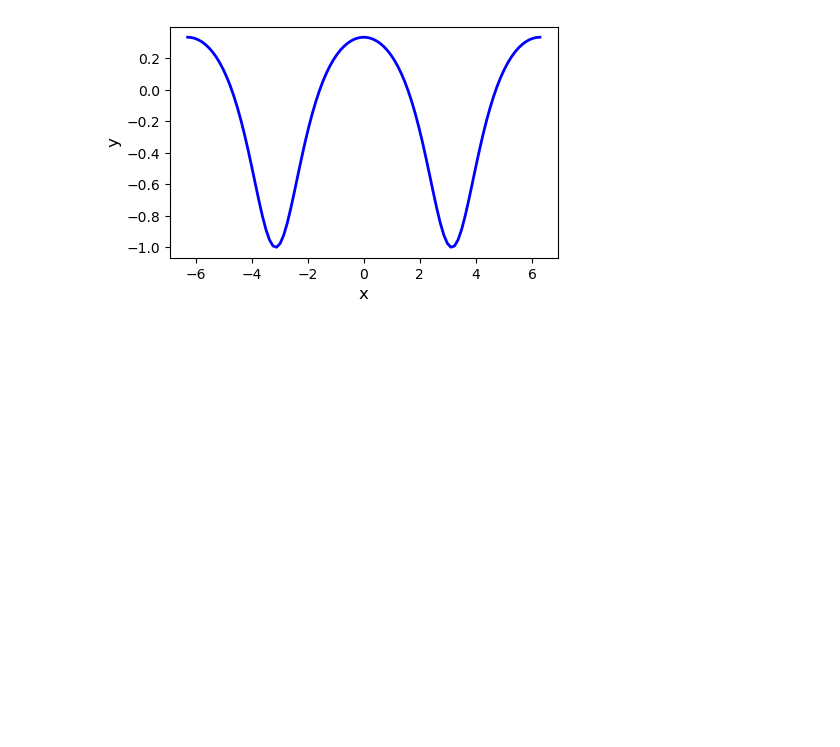
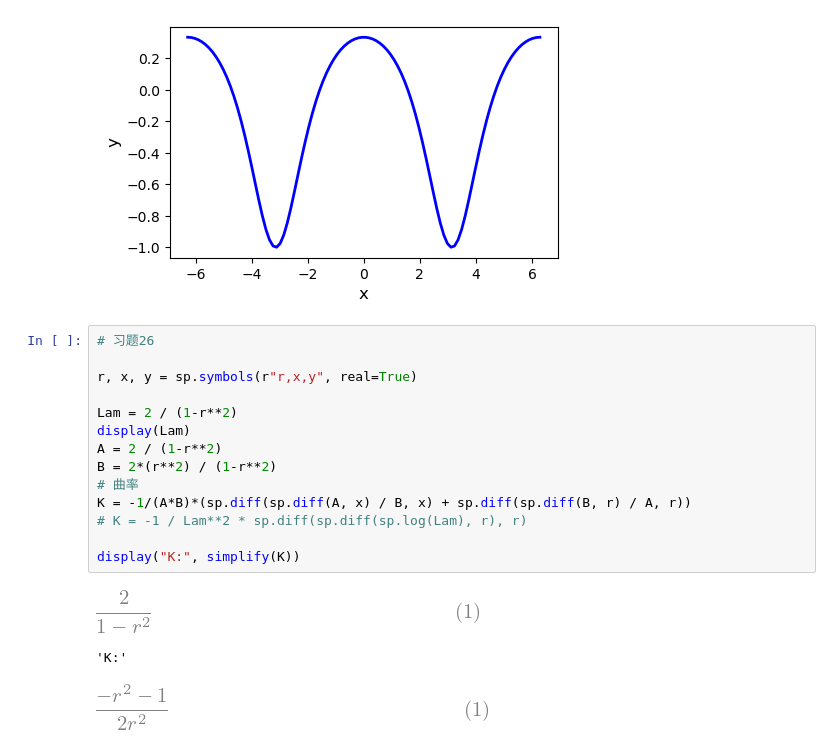
Before and after one commit to intuitionofmind/Visual-Differential-Geometry-and-Forms, a Jupyter notebook: python_notebooks/chap5.ipynb, the cells around one changed output. Drawn from its saved outputs; the diff is of its cells as text; blank space fills up the shorter version.

```diff
--- a/python_notebooks/chap5.ipynb
+++ b/python_notebooks/chap5.ipynb
@@ -195,3 +195,21 @@ plt.ylabel('y', fontsize=12)
 # %% [output]
 Text(0, 0.5, 'y')
 [figure]
+# %%
+# 习题26
+
+r, x, y = sp.symbols(r"r,x,y", real=True)
+
+Lam = 2 / (1-r**2)
+display(Lam)
+A = 2 / (1-r**2)
+B = 2*(r**2) / (1-r**2)
+# 曲率
+K = -1/(A*B)*(sp.diff(sp.diff(A, x) / B, x) + sp.diff(sp.diff(B, r) / A, r))
+# K = -1 / Lam**2 * sp.diff(sp.diff(sp.log(Lam), r), r)
+
+display("K:", simplify(K))
+# %% [output]
+[figure, added]
+'K:'
+[figure, added]
```
Also changed, not shown: parts of 7 cells of this notebook, 4 other files.
